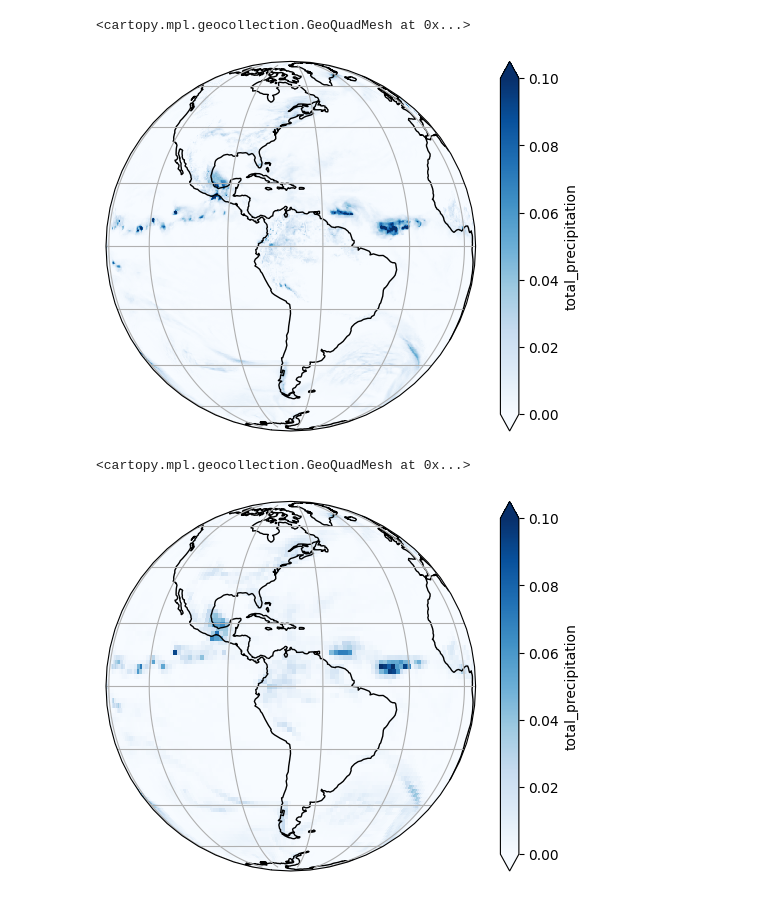
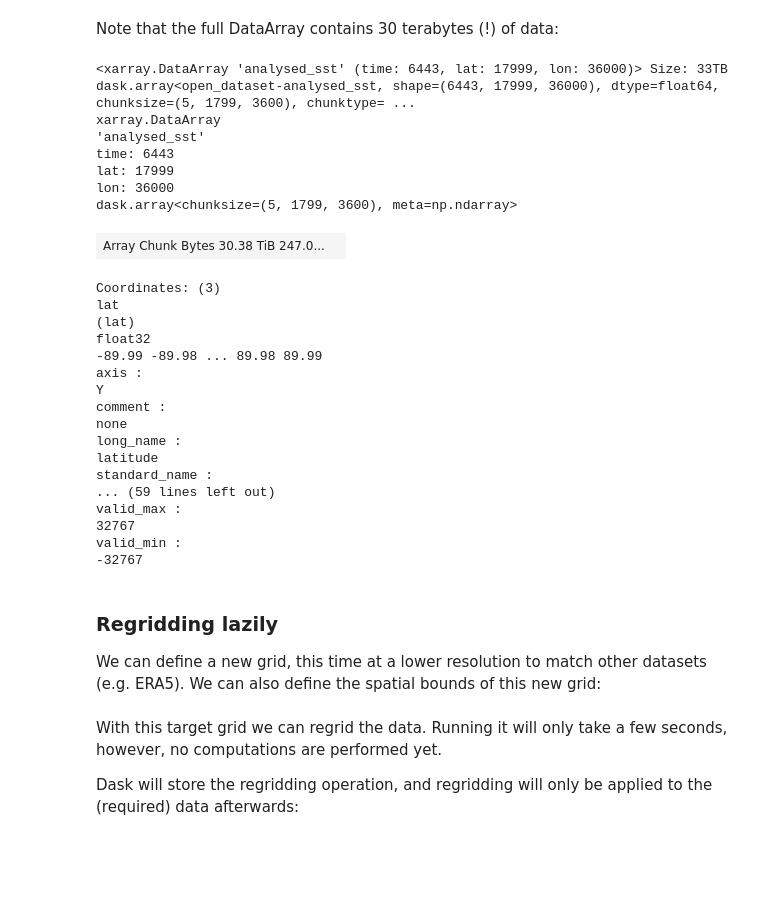
Before and after one commit to EXCITED-CO2/workshop_tutorial, a Jupyter notebook: book/sections/lazy_computation.ipynb, the cells around one changed output. Saved outputs shown, nothing was run; the diff lists cells and outputs as text; code cells hidden in the pictures; blank space fills up the shorter version.

```diff
--- a/book/sections/lazy_computation.ipynb
+++ b/book/sections/lazy_computation.ipynb
@@ -14,3 +97,38 @@ ds
+# %% [markdown]
+Note that the full DataArray contains 30 terabytes (!) of data:
+# %%
+sst
+# %% [output]
+<xarray.DataArray 'analysed_sst' (time: 6443, lat: 17999, lon: 36000)> Size: 33TB dask.array<open_dataset-analysed_sst, shape=(6443, 17999, 36000), dtype=float64, chunksize=(5, 1799, 3600), chunktype= ...
+xarray.DataArray
+'analysed_sst'
+time: 6443
+lat: 17999
+lon: 36000
+dask.array<chunksize=(5, 1799, 3600), meta=np.ndarray>
+| Array Chunk Bytes 30.38 TiB 247.0... |  |
+Coordinates: (3)
+lat
+(lat)
+float32
+-89.99 -89.98 ... 89.98 89.99
+axis :
+Y
+comment :
+none
+long_name :
+latitude
+standard_name :
+... (59 lines left out)
+valid_max :
+32767
+valid_min :
+-32767
+# %% [markdown]
+### Regridding lazily
+
+We can define a new grid, this time at a lower resolution to match other datasets (e.g. ERA5).
+We can also define the spatial bounds of this new grid:
 # %%
 import xarray_regrid
 
@@ -27,28 +143,4 @@ sst_regrid = sst.regrid.conservative(target,  nan_threshold=.8)
-# %%
-import cartopy.crs as ccrs
-import matplotlib.pyplot as plt
-
-ax = plt.axes(projection=ccrs.Orthographic(-70, 0))
-ax.gridlines()
-ax.coastlines()
-
-pr.plot(
-    ax=ax, cmap="Blues", transform=ccrs.PlateCarree(),
-    vmin=0, vmax=0.1
-)
-# %% [output]
-<cartopy.mpl.geocollection.GeoQuadMesh at 0x...>
-[figure, removed]
-# %%
-
-ax = plt.axes(projection=ccrs.Orthographic(-70, 0))
-ax.gridlines()
-ax.coastlines()
-
-pr.regrid.conservative(target_ds).plot(
-    ax=ax, cmap="Blues", transform=ccrs.PlateCarree(),
-    vmin=0, vmax=0.1
-)
-# %% [output]
-<cartopy.mpl.geocollection.GeoQuadMesh at 0x...>
-[figure, removed]
+# %% [markdown]
+With this target grid we can regrid the data. Running it will only take a few seconds, however, no computations are performed yet.
+
+Dask will store the regridding operation, and regridding will only be applied to the (required) data afterwards:
```
Also changed, not shown: parts of 18 cells of this notebook.
